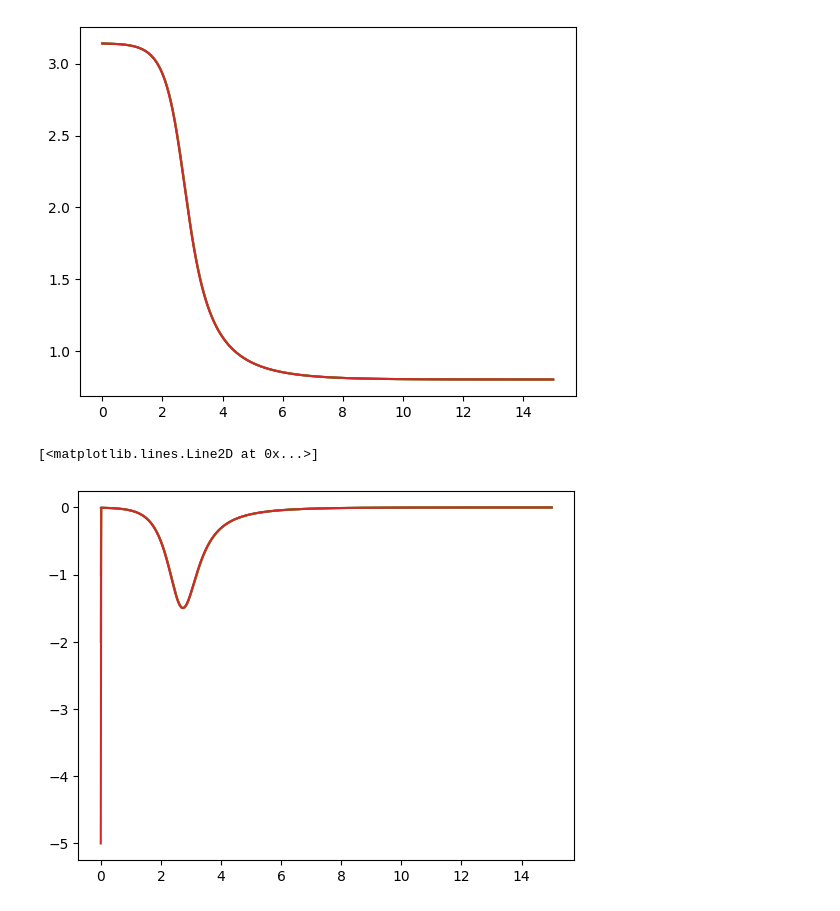
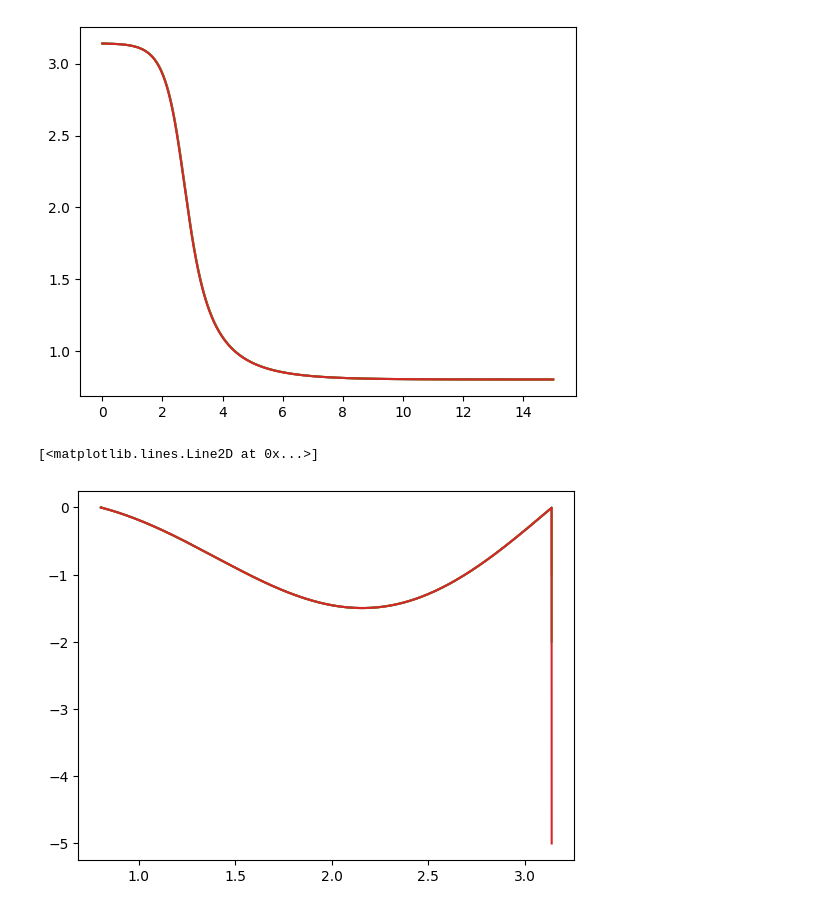
Before and after one commit to moises-santillan/MathematicalBiology, a Jupyter notebook: code/Python/beadOnHoop.ipynb, the cells around one changed output. Cells and saved outputs as stored; diff of their text form; code cells hidden in the pictures.

```diff
--- a/code/Python/beadOnHoop.ipynb
+++ b/code/Python/beadOnHoop.ipynb
@@ -45,28 +45,33 @@ plt.plot(time, phi)
 [<matplotlib.lines.Line2D at 0x...>]
 [figure]
 # %%
-epsilon = .00001
+time = np.linspace(0, 30, 3000)
+epsilon = .0001
 
 phi0 = 3.14
 sol = odeint(DampedModel, phi0, time, args=(rotation_speed,))
 phi = sol[:, 0]
 gamma = radius * rotation_speed ** 2 / g
-plt.plot(time, np.sin(phi) * (gamma * np.cos(phi) - 1))
+omega = np.sin(phi) * (gamma * np.cos(phi) - 1)
+plt.plot(phi, omega)
 
 omega0 = -1
 sol = odeint(Model, [phi0, omega0], time, args=(rotation_speed, epsilon))
+phi = sol[:, 0]
 omega = sol[:, 1]
-plt.plot(time, omega)
+plt.plot(phi, omega)
 
 omega0 = -2
 sol = odeint(Model, [phi0, omega0], time, args=(rotation_speed, epsilon))
+phi = sol[:, 0]
 omega = sol[:, 1]
-plt.plot(time, omega)
+plt.plot(phi, omega)
 
 omega0 = -5
 sol = odeint(Model, [phi0, omega0], time, args=(rotation_speed, epsilon))
+phi = sol[:, 0]
 omega = sol[:, 1]
-plt.plot(time, omega)
+plt.plot(phi, omega)
 # %% [output]
 [<matplotlib.lines.Line2D at 0x...>]
-[figure, old version]
+[figure, new version]
```
Also changed, not shown: 1 other file.
